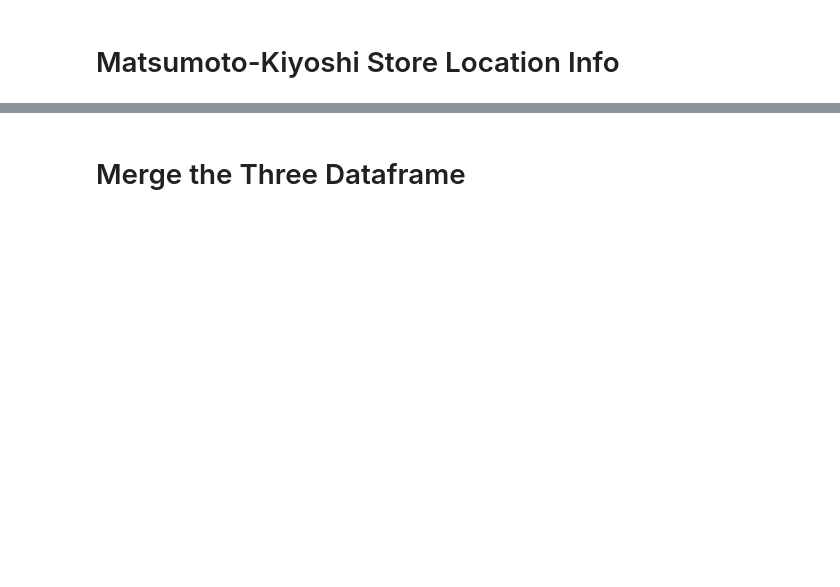
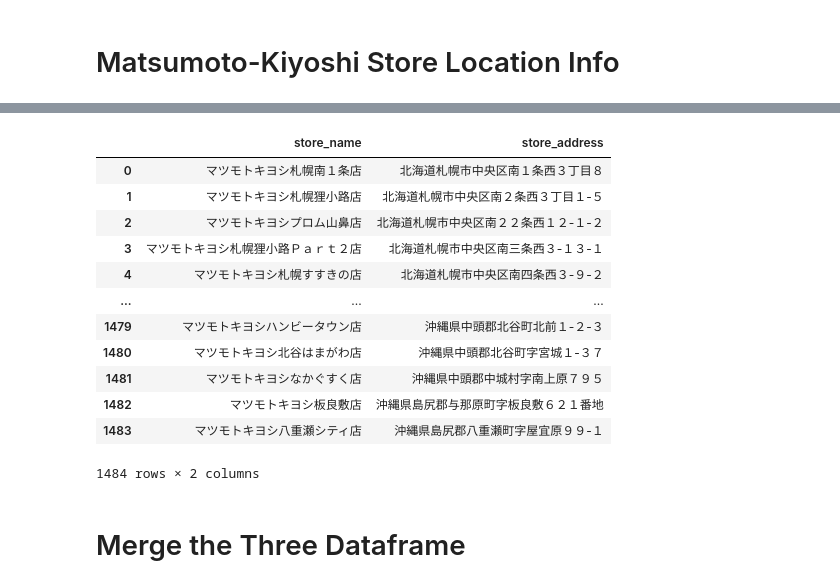
Before and after one commit to Kensuzuki95/AIF360, a Jupyter notebook: Web_Scraping_Store_Info.ipynb, the cells around one changed output, grey strips where cells are left out. Drawn from its saved outputs; the diff is of its cells as text; code cells hidden in the pictures; blank space fills up the shorter version.

Commit message:
all data scraped

```diff
--- a/Web_Scraping_Store_Info.ipynb
+++ b/Web_Scraping_Store_Info.ipynb
@@ -191,0 +210,56 @@ df.to_csv('/content/drive/MyDrive/EY Recruitment Documents/franchise_info/matsum
+# %%
+# Function to extract data from a given page
+def extract_data(page_number):
+    # Construct the URL
+    url = f"https://www.mapion.co.jp/phonebook/M02021Cc01/{page_number}.html"
+
+    # Send a GET request to the URL
+    response = requests.get(url)
+
+    # Create a BeautifulSoup object to parse the HTML content
+    soup = BeautifulSoup(response.text, 'html.parser')
+
+    # Initialize empty lists to store the scraped data
+    store_names = []
+    store_locations = []
+
+    # Find all store name elements
+    name_elements = soup.find_all('a', {'title': re.compile('.*')})
+
+    # Extract the store names and locations
+    for name_element in name_elements:
+        store_name = name_element.get_text()
+        if 'マツモトキヨシ' in store_name:
+            store_names.append(store_name)
+            location_element = name_element.find_next('td')
+            store_locations.append(location_element.get_text())
+
+    # Create a DataFrame from the scraped data
+    data = {'store_name': store_names, 'store_address': store_locations}
+    df = pd.DataFrame(data)
+
+    return df
+
+# Iterate through the page numbers
+dfs = []
+for page_number in range(1, 17):
+    df = extract_data(page_number)
+    dfs.append(df)
+
+# Concatenate all the DataFrames
+combined_df = pd.concat(dfs, ignore_index=True)
+combined_df
+# %% [output]
+|  | store_name | store_address |
+| 0 | マツモトキヨシ札幌南１条店 | 北海道札幌市中央区南１条西３丁目８ |
+| 1 | マツモトキヨシ札幌狸小路店 | 北海道札幌市中央区南２条西３丁目１-５ |
+| 2 | マツモトキヨシプロム山鼻店 | 北海道札幌市中央区南２２条西１２-１-２ |
+| 3 | マツモトキヨシ札幌狸小路Ｐａｒｔ２店 | 北海道札幌市中央区南三条西３-１３-１ |
+| 4 | マツモトキヨシ札幌すすきの店 | 北海道札幌市中央区南四条西３-９-２ |
+| ... | ... | ... |
+| 1479 | マツモトキヨシハンビータウン店 | 沖縄県中頭郡北谷町北前１-２-３ |
+| 1480 | マツモトキヨシ北谷はまがわ店 | 沖縄県中頭郡北谷町字宮城１-３７ |
+| 1481 | マツモトキヨシなかぐすく店 | 沖縄県中頭郡中城村字南上原７９５ |
+| 1482 | マツモトキヨシ板良敷店 | 沖縄県島尻郡与那原町字板良敷６２１番地 |
+| 1483 | マツモトキヨシ八重瀬シティ店 | 沖縄県島尻郡八重瀬町字屋宜原９９-１ |
+1484 rows × 2 columns
```
Also changed, not shown: parts of 9 cells of this notebook.
